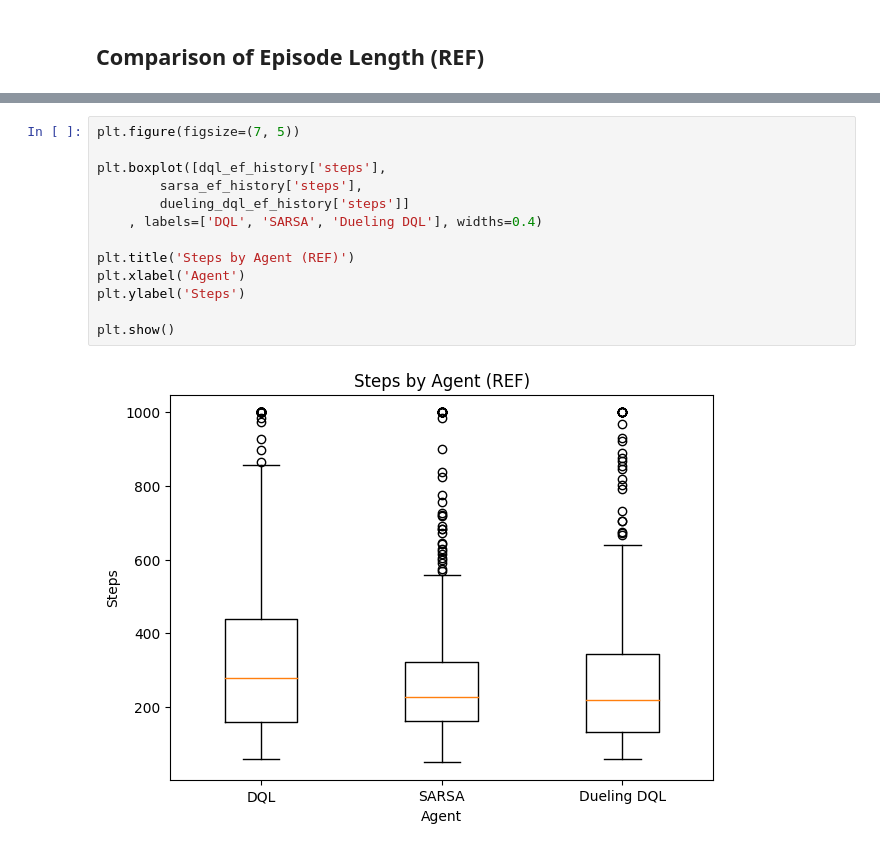
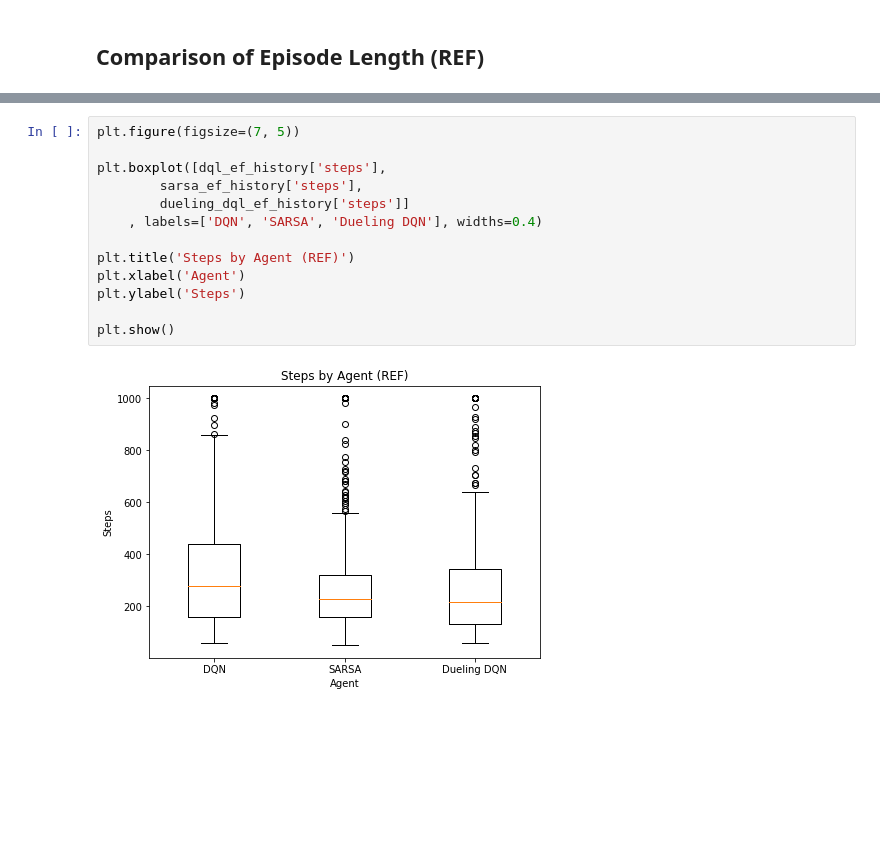
Before and after one commit to timothyckl/Lunar-Lander-RL, a Jupyter notebook: 7_Analysis.ipynb, the cells around one changed output, grey strips where cells are left out. Cells and saved outputs as stored; diff of their text form; blank space fills up the shorter version.

```diff
--- a/7_Analysis.ipynb
+++ b/7_Analysis.ipynb
@@ -204,15 +204,15 @@ plt.show()
 # %%
 plt.figure(figsize=(7, 5))
 
 plt.boxplot([dql_ef_history['steps'],
         sarsa_ef_history['steps'],
         dueling_dql_ef_history['steps']]
-    , labels=['DQL', 'SARSA', 'Dueling DQL'], widths=0.4)
+    , labels=['DQN', 'SARSA', 'Dueling DQN'], widths=0.4)
 
 plt.title('Steps by Agent (REF)')
 plt.xlabel('Agent')
 plt.ylabel('Steps')
 
 plt.show()
 # %% [output]
-[figure, old version]
+[figure, new version]
```
Also changed, not shown: parts of 8 cells of this notebook, 6 other files.
